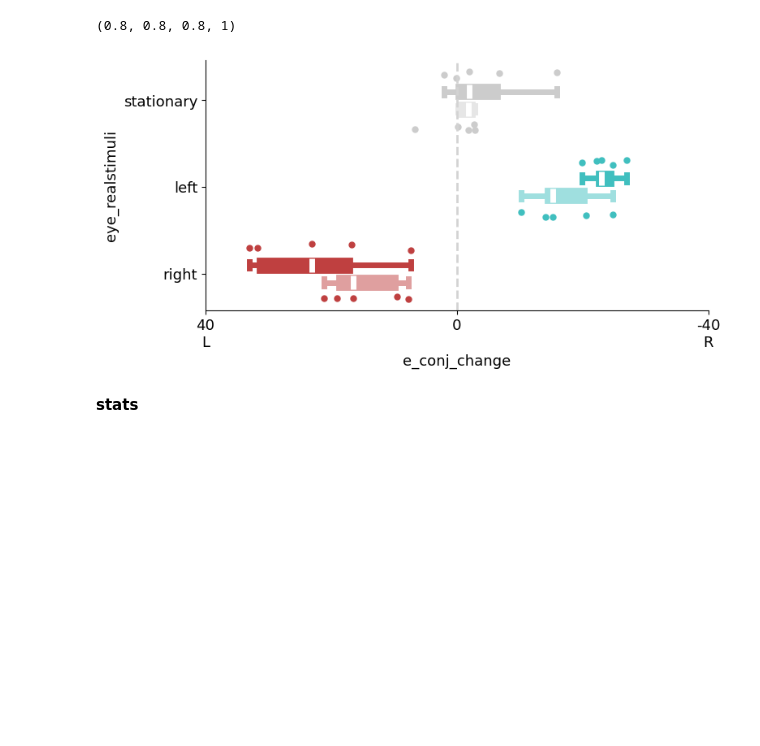
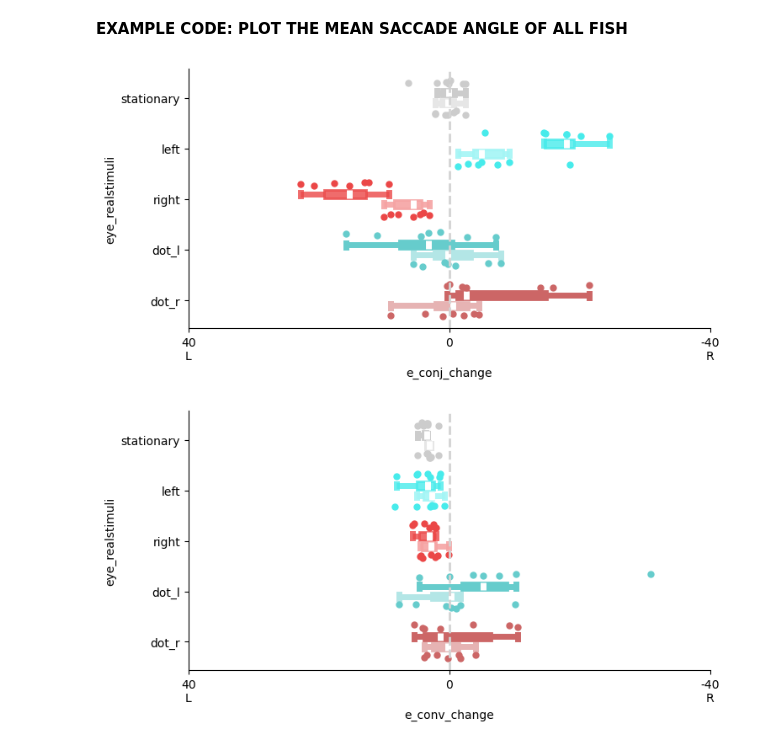
Before and after one commit to Naumann-Lab/caImageAnalysis, a Jupyter notebook: behavior_finder/eye_summary_acrossgenotype.ipynb, the cells around one changed output. Saved outputs shown, nothing was run; the diff lists cells and outputs as text; code cells hidden in the pictures; blank space fills up the shorter version.

```diff
--- a/behavior_finder/eye_summary_acrossgenotype.ipynb
+++ b/behavior_finder/eye_summary_acrossgenotype.ipynb
@@ -27,23 +42,11 @@ __BOUT FINDER__
 # %%
-path = "C://Data//Imaging//"
-genotypes = {
-    'Casper':
-        [r"C:\Data\Imaging\260325_frmd7\fish9",
-        r"C:\Data\Imaging\260325_frmd7\fish11",
-        r"C:\Data\Imaging\260325_frmd7\fish12",
-        r"C:\Data\Imaging\260325_frmd7\fish13",
-        r"C:\Data\Imaging\260325_frmd7\fish16"],
-    'frmd7KO':
-        [r"C:\Data\Imaging\260325_frmd7\fish17",
-        r"C:\Data\Imaging\260325_frmd7\fish7",
-        r"C:\Data\Imaging\260325_frmd7\fish8",
-        r"C:\Data\Imaging\260325_frmd7\fish10",
-        r"C:\Data\Imaging\260325_frmd7\fish14"]}
 all_dfs = []
 for geno in genotypes.keys():
     for fish in genotypes[geno]:
-        saccade_df = pd.read_csv( fish + '//eye//eye_saccade_df.csv', index_col=0)
+        saccade_df = pd.read_csv( fish + '//eye//eye_saccade_df.csv', index_col=0)#or proofread_eye_saccade_df
         saccade_df.loc[:, "fish_id"] = fish
         saccade_df.loc[:, "Genotype"] = geno
         all_dfs.append(saccade_df)
 all_dfs = pd.concat(all_dfs).reset_index(drop = True)
+
+all_dfs
@@ -50,11 +67,9 @@ all_dfs = pd.concat(all_dfs).reset_index(drop = True)
 # %%
-all_dfs = all_dfs.drop(['cont_tuples_realtime_s', 'cont_tuples_eyeindex', 'eye_stimuli'], axis = 1).groupby(['eye_realstimuli', 'fish_id', 'Genotype']).mean().reset_index()
+all_dfs_byfish = all_dfs.drop(['cont_tuples_realtime_s', 'cont_tuples_eyeindex', 'eye_stimuli'], axis = 1).groupby(['eye_realstimuli', 'fish_id', 'Genotype']).mean().reset_index()
 # %%
-stimorder = ['stationary', 'left', 'right']
+stimorder = ['stationary', 'left', 'right', 'dot_l', 'dot_r']
-# %%
-utils.stim_colors['stationary']
-# %% [output]
-(0.8, 0.8, 0.8, 1)
+# %% [markdown]
+__EXAMPLE CODE: PLOT THE MEAN SACCADE ANGLE OF ALL FISH__
 # %%
 def plot_fish_saccade(all_df, stimorder, params, genotype):
     """Plot mean saccade for individual fish
@@ -62,7 +77,7 @@ def plot_fish_saccade(all_df, stimorder, params, genotype):
     fig, ax = plt.subplots(1, 1, figsize = (8, 4))
     bars = sns.boxplot(all_df, y = 'eye_realstimuli', x = params,  hue = 'Genotype', dodge = True, ax = ax, order= stimorder, hue_order = genotype, orient = 'h', linewidth=5, linecolor='white', zorder =0, width = 0.4, gap = 0.2, legend = False)
 
-    #cleanup colors
+    #asign colors to the bar: less important
     count = all_df.groupby(['eye_realstimuli', 'Genotype']).count()
     count = list(count.reindex(stimorder, level='eye_realstimuli').iloc[:, 0])
     v = 0
@@ -80,35 +95,40 @@ def plot_fish_saccade(all_df, stimorder, params, genotype):
             for k in range(v * 6, (v + 1) * 6):
                 if k != 4 + v * 6:
                     ax.lines[k].set_color(color)
             v += 1
 
+    #plot scatter plot
     group_coord = [(-0.35, -0.25), (0.25, 0.35)]#[(-0.3, -0.28), (-0.12, -0.1), (0.1, 0.12), (0.28, 0.3)]#
     for i in range(0, len(stimorder)):
         for group_i, group in enumerate(genotype):
             x = stimorder[i]
             datatoplot = all_df[all_df.Genotype == group]
             y = list(datatoplot[datatoplot['eye_realstimuli'] == stimorder[i]][params])
             color = utils.stim_colors[x]
             ax.scatter(y = np.add([i] * len(y), np.random.uniform(group_coord[group_i][0], group_coord[group_i][1], len(y))), x=y,
                             color = color, alpha =1, s = 100, zorder = 1, marker = '.')
 
+    #make axis prettier
     ax.axvline(0, linewidth = 2, color = 'lightgrey', linestyle = '--')
     ax.set_xlim([-40, 40])
     ax.spines[['top', 'right']].set_visible(False)
 
     ax.set_xlabel(params)
 
     ax.set_xticks([-40, 0, 40])
     ax.set_xticklabels(['40\nL', '0', '-40\nR'])
 
     plt.show()
     plt.close()
     return fig
-fig = plot_fish_saccade(all_dfs, stimorder, 'e_conj_change', genotypes.keys())
+fig = plot_fish_saccade(all_dfs_byfish, stimorder, 'e_conj_change', genotypes.keys())
 plt.show()
 plt.close()
-fig.savefig(r"Z:\cleo\Behaviors\frmd7\frmd7_hom_line1_okr_260325\All_behavior\260331//individual_saccade_byfish.svg")
+fig.savefig(r"Z:\cleo\Behaviors\frmd7\frmd7_hom_line1_okr_260409\all_behavior\individual_conj_byfish.svg")
+fig = plot_fish_saccade(all_dfs_byfish, stimorder, 'e_conv_change', genotypes.keys())
+plt.show()
+plt.close()
+fig.savefig(r"Z:\cleo\Behaviors\frmd7\frmd7_hom_line1_okr_260409\all_behavior\individual_conv_byfish.svg")
 # %% [output]
-[figure, old version]
+[figure, new version]
+[figure, added]
-# %% [markdown]
-__stats__
```
Also changed, not shown: parts of 20 cells of this notebook, 9 other files.
